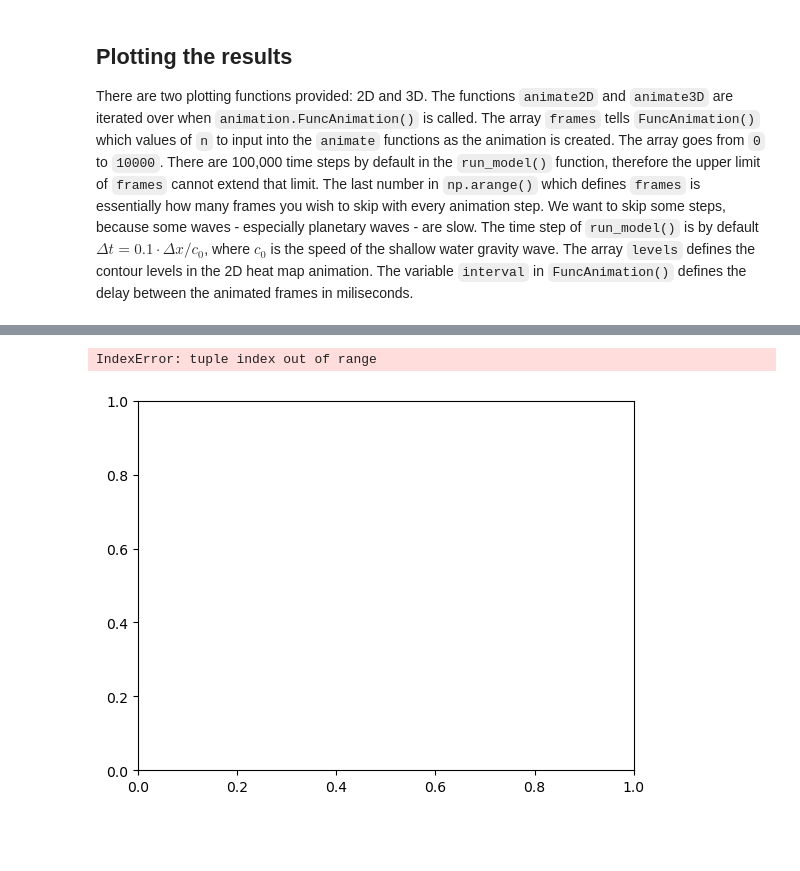
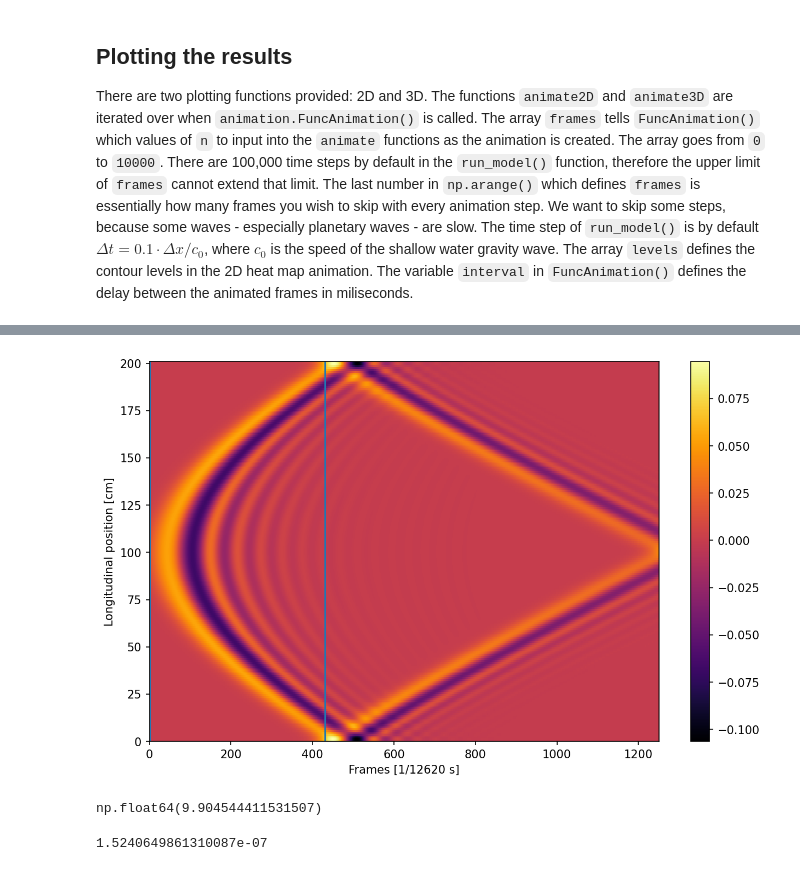
Before and after one commit to MKKrogsgaard/Fluid-Mechanics, a Jupyter notebook: Assignments/Assignment 2/SW_B correct.ipynb, the cells around one changed output, grey strips where cells are left out. Saved outputs shown, nothing was run; the diff lists cells and outputs as text; code cells hidden in the pictures; blank space fills up the shorter version.

```diff
--- a/Assignments/Assignment 2/SW_B correct.ipynb
+++ b/Assignments/Assignment 2/SW_B correct.ipynb
@@ -319,5 +319,21 @@ MovieWriter ffmpeg unavailable; using Pillow instead.
-# %%
-plt.pcolormesh(Ly, Ly, (eta_yxt[0,:,0],eta_yxt[:, 0, 0]), cmap="viridis")
-# %% [output]
-IndexError: tuple index out of range
-[figure, removed]
+# %%
+data = eta_yxt[0,:,950:2200]
+
+plt.figure(figsize = (10,6), dpi = 150)
+plt.pcolormesh(data, cmap = 'inferno')
+plt.ylabel('Longitudinal position [cm]')
+plt.xlabel('Frames [1/12620 s]')
+plt.colorbar(cmap = 'greys')
+plt.axvline(0)
+plt.axvline(430)
+plt.savefig('Hovmöllerdiagram_ypos_vs_t_vs_waveheight)')
+# %% [output]
+[figure, added]
+# %%
+np.sqrt(9.81*10)
+# %% [output]
+np.float64(9.904544411531507)
+# %%
+1/((1710-1180)*12380)
+# %% [output]
+1.5240649861310087e-07
```
Also changed, not shown: parts of 5 cells of this notebook, 3 other files.
